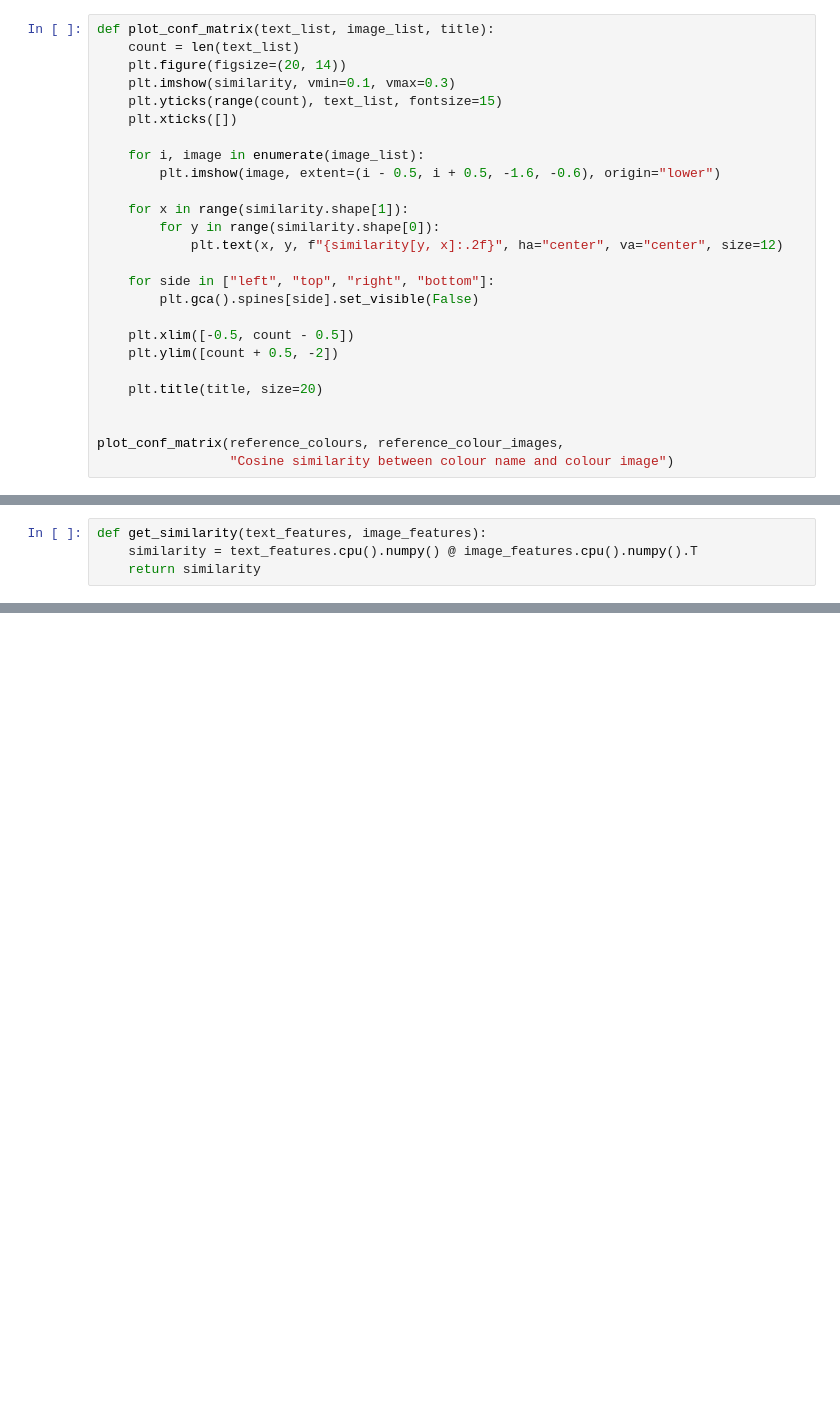
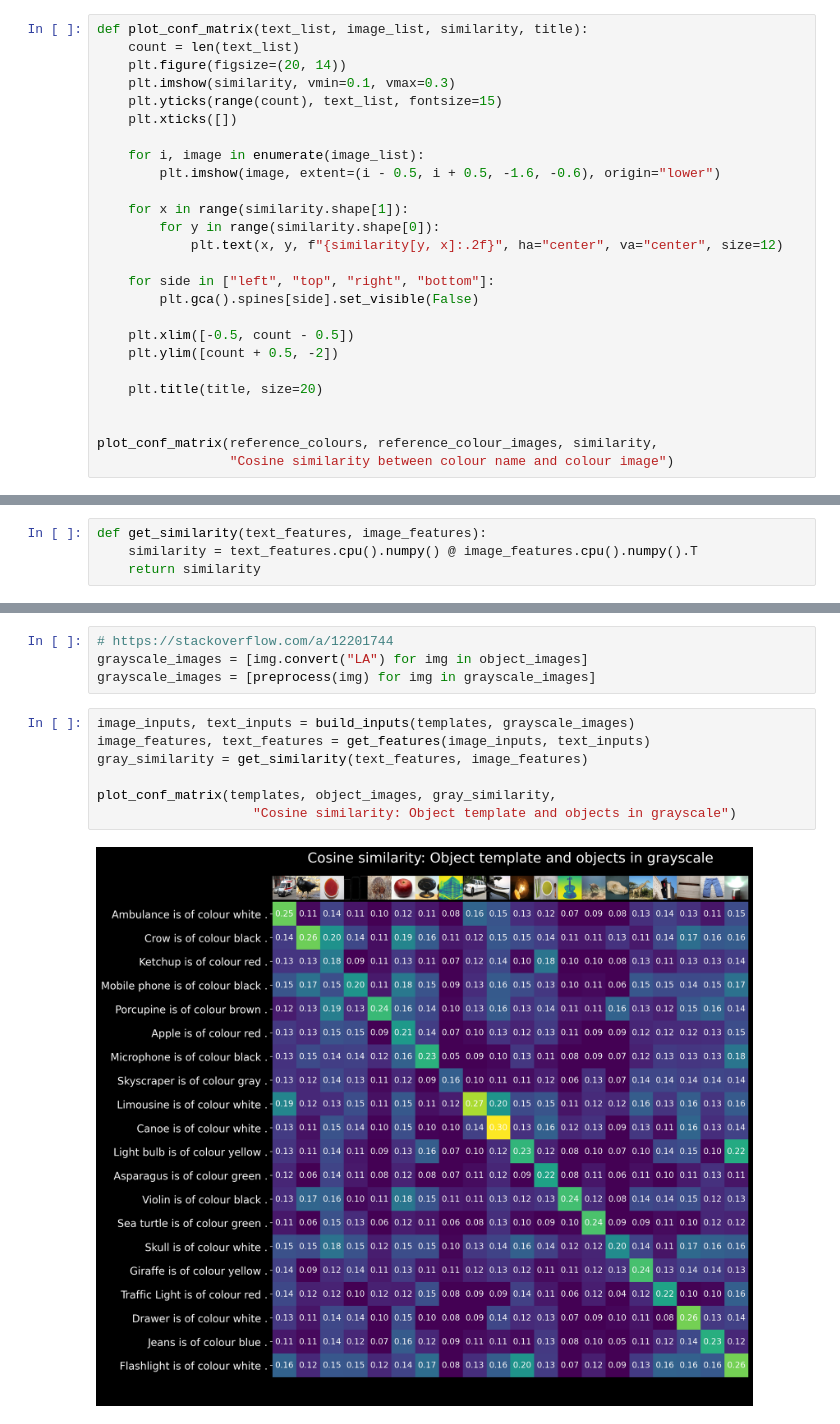
Before and after one commit to ShawonAshraf/multi-modal-semantics, a Jupyter notebook: assignment_2/03ex_colours_vlmodels_clip_wzeroshot.ipynb, the cells around one changed output, grey strips where cells are left out. Drawn from its saved outputs; the diff is of its cells as text; blank space fills up the shorter version.

```diff
--- a/assignment_2/03ex_colours_vlmodels_clip_wzeroshot.ipynb
+++ b/assignment_2/03ex_colours_vlmodels_clip_wzeroshot.ipynb
@@ -376,7 +376,7 @@ similarity.shape
 # %% [output]
 (20, 20)
 # %%
-def plot_conf_matrix(text_list, image_list, title):
+def plot_conf_matrix(text_list, image_list, similarity, title):
     count = len(text_list)
     plt.figure(figsize=(20, 14))
     plt.imshow(similarity, vmin=0.1, vmax=0.3)
@@ -399,7 +399,7 @@ def plot_conf_matrix(text_list, image_list, title):
     plt.title(title, size=20)
 
 
-plot_conf_matrix(reference_colours, reference_colour_images,
+plot_conf_matrix(reference_colours, reference_colour_images, similarity,
                  "Cosine similarity between colour name and colour image")
 # %% [output]
 [figure]
@@ -500,0 +500,13 @@ plot_conf_matrix(templates, object_images,
+# %%
+# https://stackoverflow.com/a/12201744
+grayscale_images = [img.convert("LA") for img in object_images]
+grayscale_images = [preprocess(img) for img in grayscale_images]
+# %%
+image_inputs, text_inputs = build_inputs(templates, grayscale_images)
+image_features, text_features = get_features(image_inputs, text_inputs)
+gray_similarity = get_similarity(text_features, image_features)
+
+plot_conf_matrix(templates, object_images, gray_similarity,
+                    "Cosine similarity: Object template and objects in grayscale")
+# %% [output]
+[figure, added]
```
Also changed, not shown: parts of 3 cells of this notebook.
